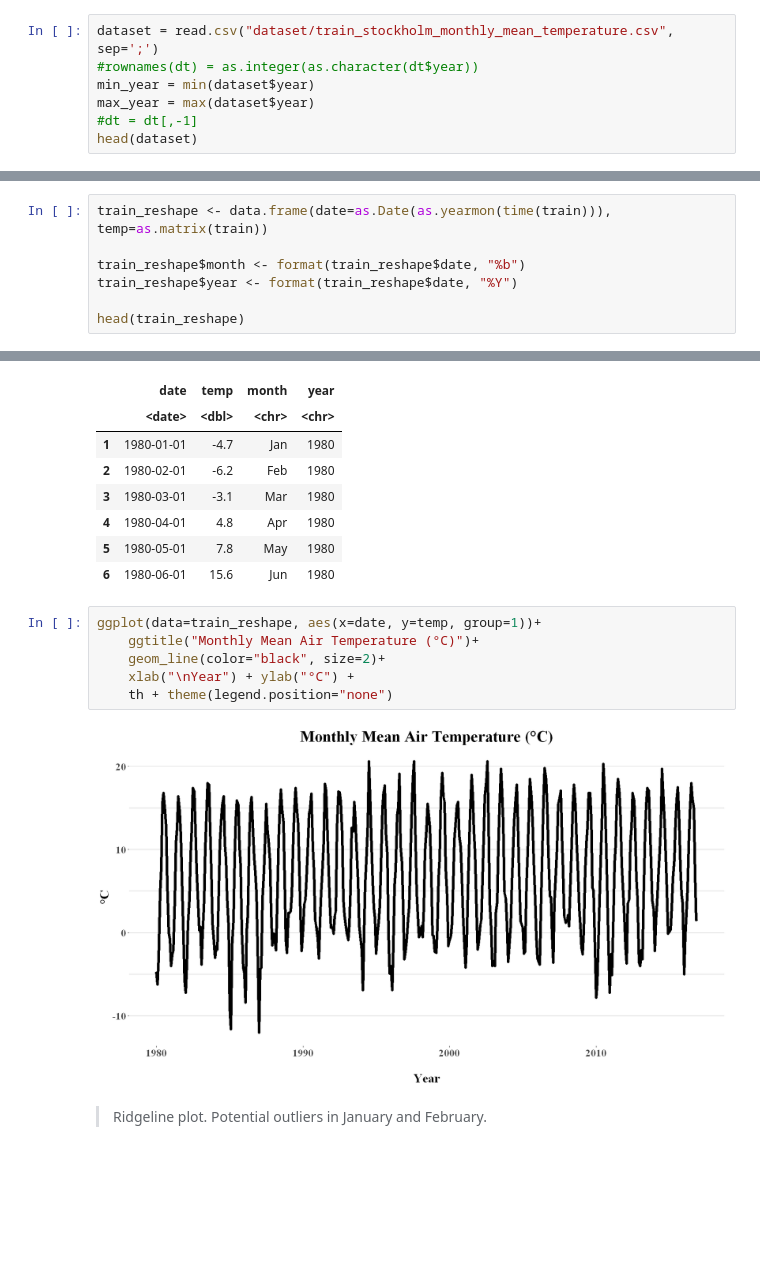
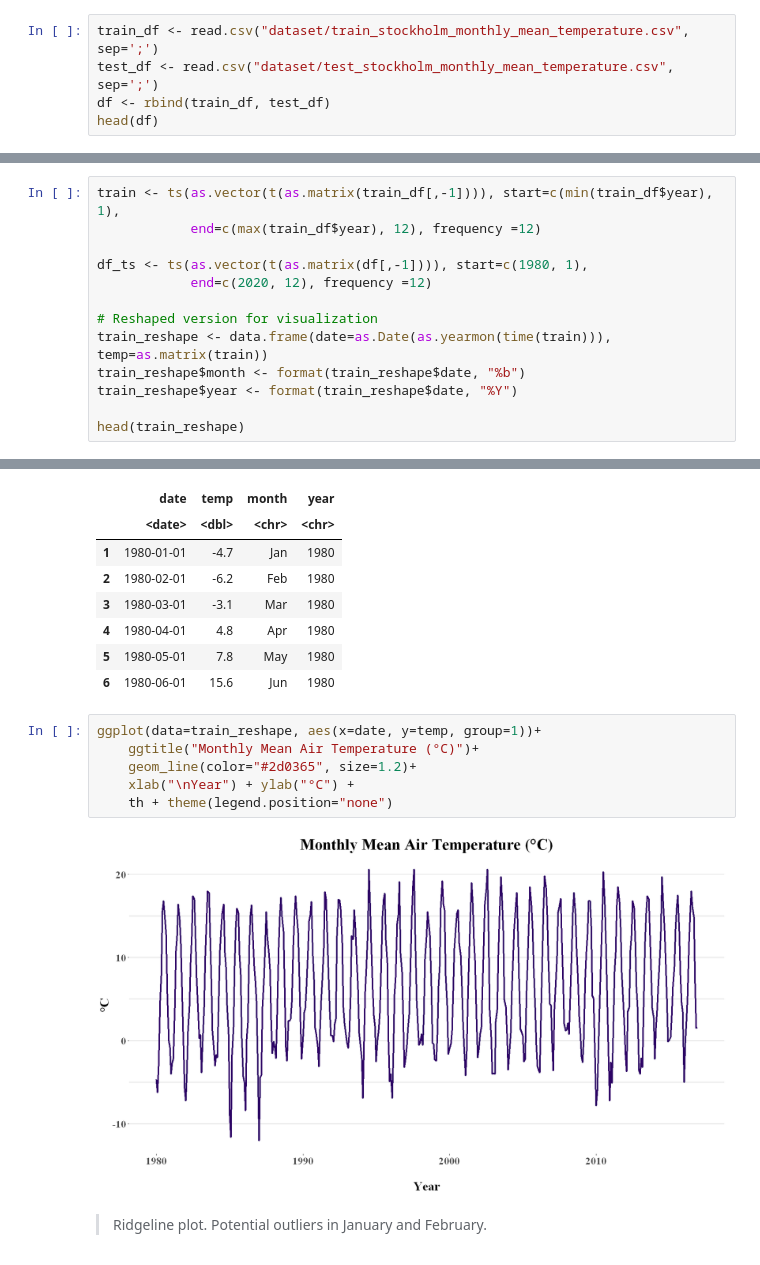
Before and after one commit to AndreasPalmgren/Sthlm-Temp-ARIMA, a Jupyter notebook: SthlmMeanTemperature.ipynb, the cells around one changed output, grey strips where cells are left out. Drawn from its saved outputs; the diff is of its cells as text; blank space fills up the shorter version.

Commit message:
plot changes

```diff
--- a/SthlmMeanTemperature.ipynb
+++ b/SthlmMeanTemperature.ipynb
@@ -56,11 +69,9 @@ https://bolin.su.se/data/stockholm-historical-monthly-temperature-3?n=stockholm-
 The data consist out of 36 years of monthly mean air temperatures.
 # %%
-dataset = read.csv("dataset/train_stockholm_monthly_mean_temperature.csv", sep=';')
-#rownames(dt) = as.integer(as.character(dt$year))
-min_year = min(dataset$year)
-max_year = max(dataset$year)
-#dt = dt[,-1]
-head(dataset)
+train_df <- read.csv("dataset/train_stockholm_monthly_mean_temperature.csv", sep=';')
+test_df <- read.csv("dataset/test_stockholm_monthly_mean_temperature.csv", sep=';')
+df <- rbind(train_df, test_df)
+head(df)
 # %% [output]
 A data.frame: 6 × 13
 |  | year | jan | feb | mar | apr | may | jun | jul | aug | sep | oct | ... |
@@ -76,6 +85,12 @@ train = ts(as.vector(t(as.matrix(dataset[,-1]))), start=c(1980, 1), end=c(max_ye
 # %%
+train <- ts(as.vector(t(as.matrix(train_df[,-1]))), start=c(min(train_df$year), 1),
+            end=c(max(train_df$year), 12), frequency =12)
+
+df_ts <- ts(as.vector(t(as.matrix(df[,-1]))), start=c(1980, 1),
+            end=c(2020, 12), frequency =12)
+
+# Reshaped version for visualization
 train_reshape <- data.frame(date=as.Date(as.yearmon(time(train))), temp=as.matrix(train))
-
 train_reshape$month <- format(train_reshape$date, "%b")
 train_reshape$year <- format(train_reshape$date, "%Y")
 
@@ -93,11 +108,11 @@ A data.frame: 6 × 4
 # %%
 ggplot(data=train_reshape, aes(x=date, y=temp, group=1))+
     ggtitle("Monthly Mean Air Temperature (°C)")+
-    geom_line(color="black", size=2)+
+    geom_line(color="#2d0365", size=1.2)+
     xlab("\nYear") + ylab("°C") +
     th + theme(legend.position="none")
 # %% [output]
-[figure, old version]
+[figure, new version]
 # %% [markdown]
 > Ridgeline plot. Potential outliers in January and February.
 # %%
```
Also changed, not shown: parts of 21 cells of this notebook.
